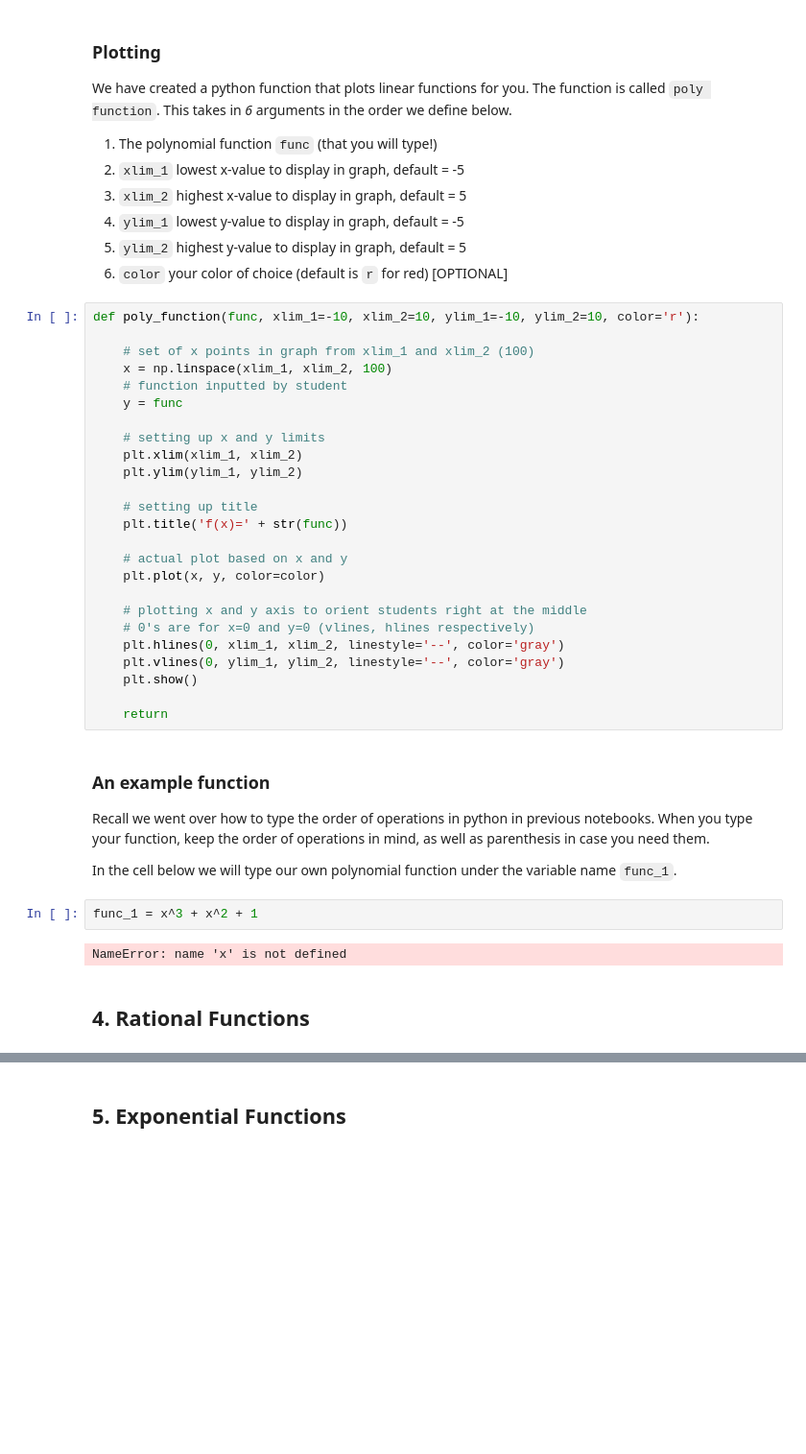
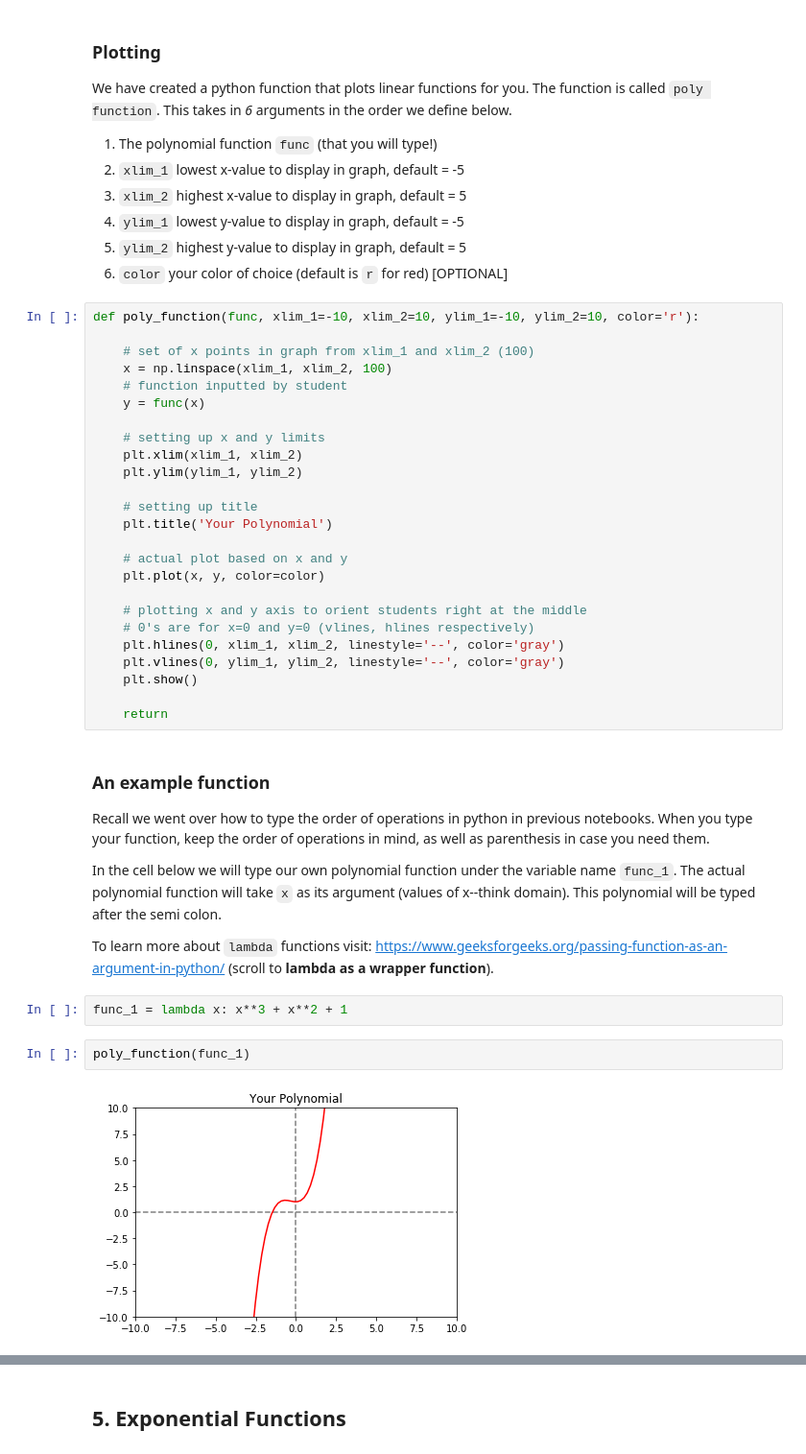
Before and after one commit to s-miramontes/SDMesa, a Jupyter notebook: Functions.ipynb, the cells around one changed output, grey strips where cells are left out. Shown at 96% size. Saved outputs shown, nothing was run; the diff lists cells and outputs as text; blank space fills up the shorter version.

Commit message:
added rationals and polys

```diff
--- a/Functions.ipynb
+++ b/Functions.ipynb
@@ -320,14 +330,14 @@ def poly_function(func, xlim_1=-10, xlim_2=10, ylim_1=-10, ylim_2=10, color='r')
     # set of x points in graph from xlim_1 and xlim_2 (100)
     x = np.linspace(xlim_1, xlim_2, 100)
     # function inputted by student
-    y = func
+    y = func(x)
 
     # setting up x and y limits
     plt.xlim(xlim_1, xlim_2)
     plt.ylim(ylim_1, ylim_2)
 
     # setting up title
-    plt.title('f(x)=' + str(func))
+    plt.title('Your Polynomial')
 
     # actual plot based on x and y
     plt.plot(x, y, color=color)
@@ -343,10 +353,12 @@ def poly_function(func, xlim_1=-10, xlim_2=10, ylim_1=-10, ylim_2=10, color='r')
 ### An example function
 Recall we went over how to type the order of operations in python in previous notebooks. When you type your function, keep the order of operations in mind, as well as parenthesis in case you need them.
 
-In the cell below we will type our own polynomial function under the variable name `func_1`.
+In the cell below we will type our own polynomial function under the variable name `func_1`. The actual polynomial function will take `x` as its argument (values of x--think domain). This polynomial will be typed after the semi colon.
+
+To learn more about `lambda` functions visit: https://www.geeksforgeeks.org/passing-function-as-an-argument-in-python/ (scroll to **lambda as a wrapper function**).
 # %%
-func_1 = x^3 + x^2 + 1
+func_1 = lambda x: x**3 + x**2 + 1
-# %% [output]
-NameError: name 'x' is not defined
-# %% [markdown]
-## 4. Rational Functions
+# %%
+poly_function(func_1)
+# %% [output]
+[figure, added]
```
Also changed, not shown: parts of 18 cells of this notebook.
